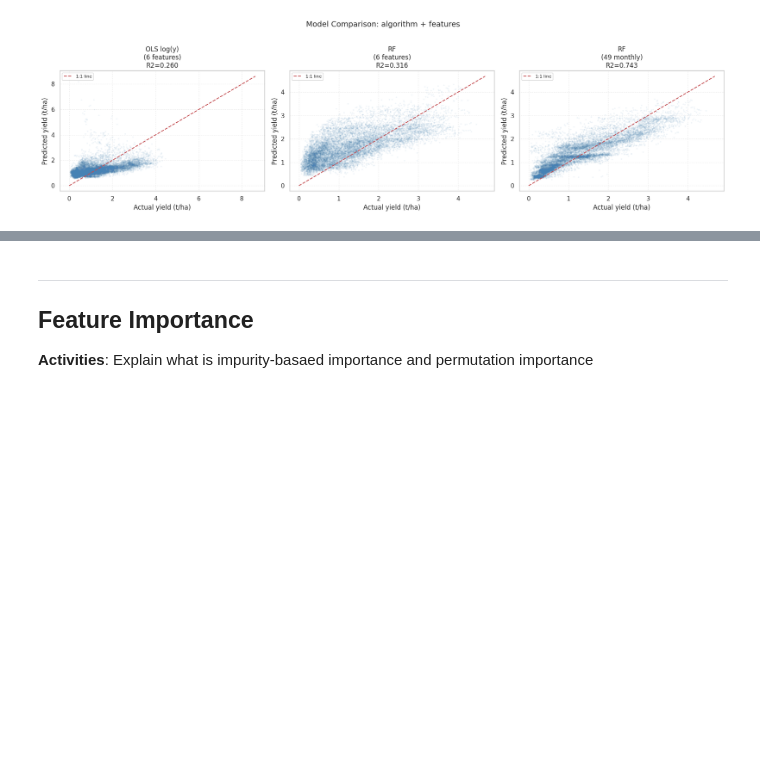
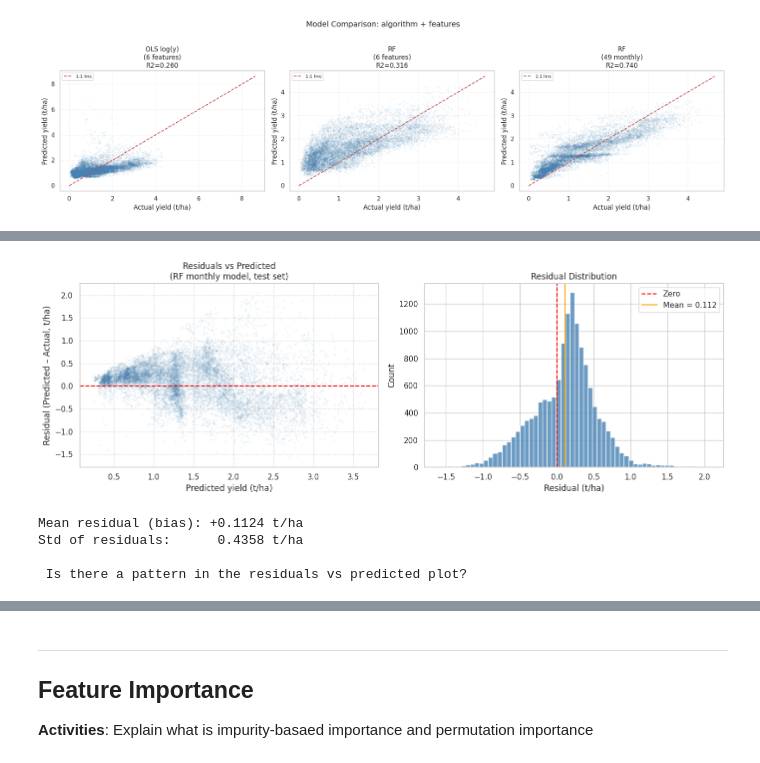
Before and after one commit to kellytrinh143/UNDP_ML_training, a Jupyter notebook: Session2_RandomForest.ipynb, the cells around one changed output, grey strips where cells are left out. Saved outputs shown, nothing was run; the diff lists cells and outputs as text; code cells hidden in the pictures; blank space fills up the shorter version.

```diff
--- a/Session2_RandomForest.ipynb
+++ b/Session2_RandomForest.ipynb
@@ -341,7 +435,7 @@ Monthly feature set: 49 features
 
 **Activities** What structure of random forest we are considering?
 # %%
-# Train RF with monthly features (use unscaled df)
+# Train RF with monthly features
 train_raw = df[df['year'] <= 2018]
 test_raw  = df[df['year'] >= 2019]
 
@@ -352,7 +446,7 @@ actual_test_m = test_raw['wheat_yield'].values
 
 
 rf_monthly = RandomForestRegressor(
-    n_estimators=500, max_depth=15, min_samples_leaf=10,
+    n_estimators=100, max_depth=15, min_samples_leaf=10,
     max_features=0.5, random_state=42, n_jobs=-1
 )
 rf_monthly.fit(X_train_m, y_train_m)
@@ -462,0 +564,35 @@ for yr in [2019, 2020]:
+# %%
+residuals = pred_rf2_test - actual_test_m
+
+fig, axes = plt.subplots(1, 2, figsize=(14, 5))
+
+# Residuals vs predicted
+axes[0].scatter(pred_rf2_test, residuals, alpha=0.05, s=3, color='steelblue')
+axes[0].axhline(0, color='red', lw=1.5, linestyle='--')
+axes[0].set_xlabel('Predicted yield (t/ha)')
+axes[0].set_ylabel('Residual (Predicted – Actual, t/ha)')
+axes[0].set_title('Residuals vs Predicted\n(RF monthly model, test set)')
+axes[0].grid(True, linestyle=':')
+
+# Residual distribution
+axes[1].hist(residuals, bins=60, color='steelblue', edgecolor='white', alpha=0.8)
+axes[1].axvline(0,                  color='red', lw=1.5, linestyle='--', label='Zero')
+axes[1].axvline(residuals.mean(),   color='orange', lw=1.5, linestyle='-',
+                label=f'Mean = {residuals.mean():.3f}')
+axes[1].set_xlabel('Residual (t/ha)')
+axes[1].set_ylabel('Count')
+axes[1].set_title('Residual Distribution')
+axes[1].legend()
+
+plt.tight_layout()
+plt.show()
+
+print(f'Mean residual (bias): {residuals.mean():+.4f} t/ha')
+print(f'Std of residuals:      {residuals.std():.4f} t/ha')
+print('\n Is there a pattern in the residuals vs predicted plot?')
+# %% [output]
+[figure, added]
+Mean residual (bias): +0.1124 t/ha
+Std of residuals:      0.4358 t/ha
+
+ Is there a pattern in the residuals vs predicted plot?
```
Also changed, not shown: parts of 21 cells of this notebook.
